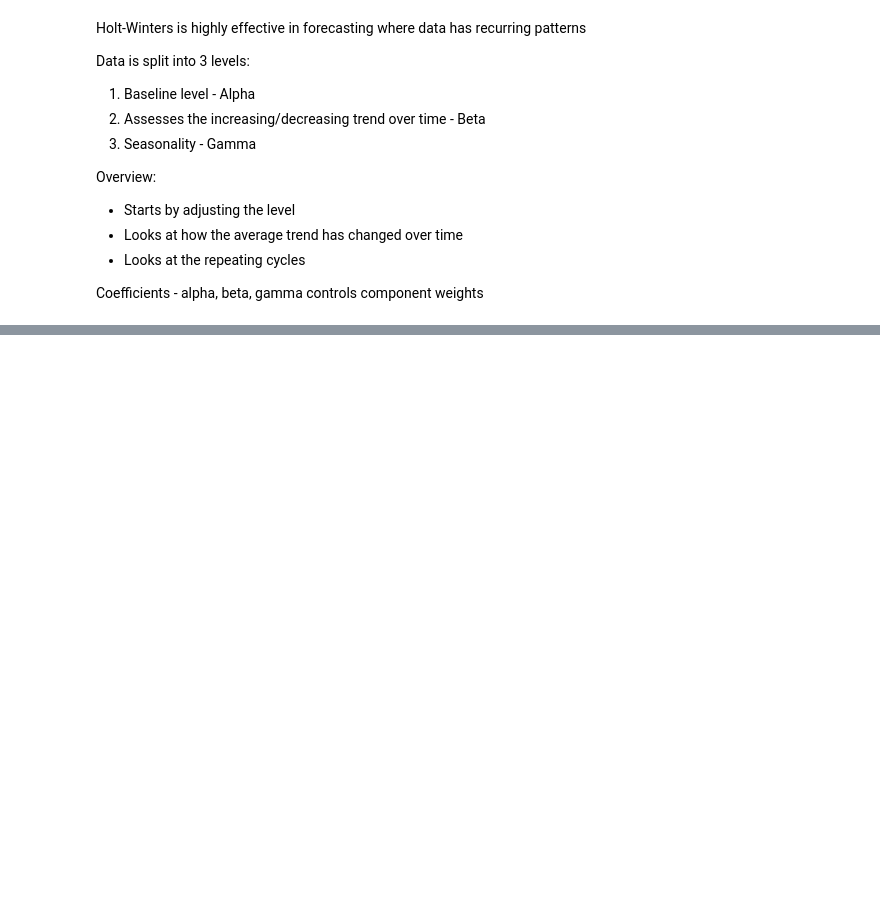
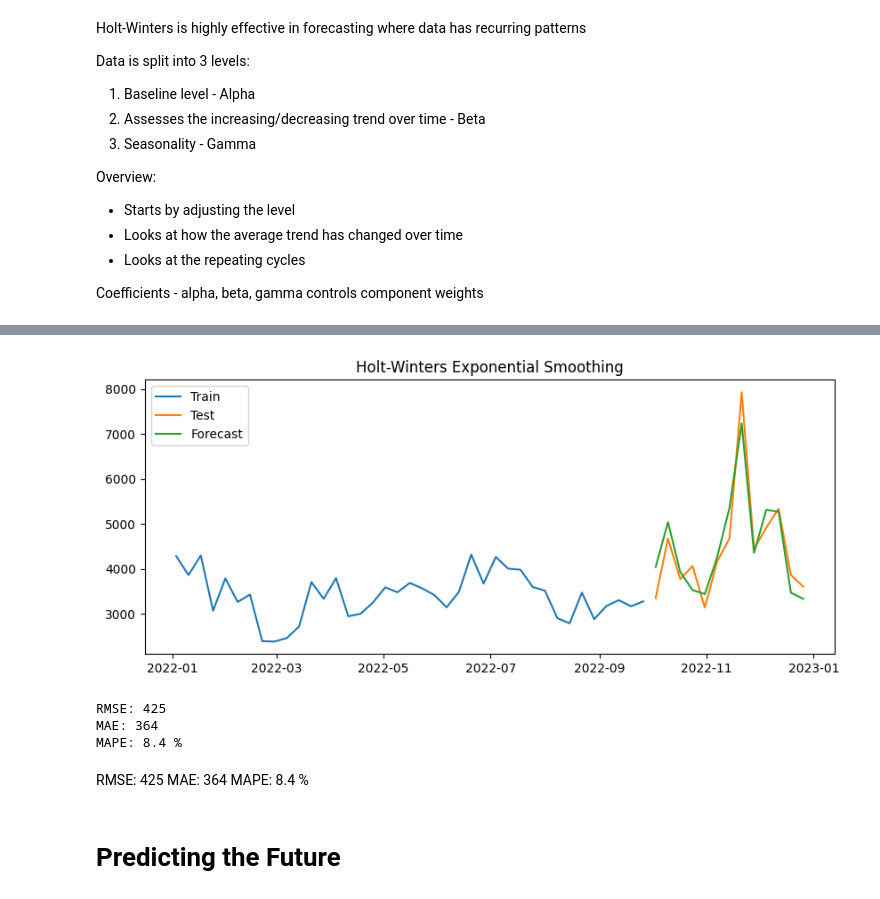
Before and after one commit to epifeni/ML_Time_Series, a Jupyter notebook: Holt_Winters_ExponentialSmoothing.ipynb, the cells around one changed output, grey strips where cells are left out. Saved outputs shown, nothing was run; the diff lists cells and outputs as text; code cells hidden in the pictures; blank space fills up the shorter version.

```diff
--- a/Holt_Winters_ExponentialSmoothing.ipynb
+++ b/Holt_Winters_ExponentialSmoothing.ipynb
@@ -371,0 +468,36 @@ Coefficients - alpha, beta, gamma controls component weights
+# %%
+# Function that assesses the model and visualise the train, test and foredast
+def model_assessment(train, test, predictions, chart_title = None):
+  # Set the size of the plot to 10 by 4
+  plt.figure(figsize = (10,4))
+
+  # Plot the train, test and forecast data
+  plt.plot(train, label = 'Train')
+  plt.plot(test, label = 'Test')
+  plt.plot(predictions, label = 'Forecast')
+  plt.title("Holt-Winters Exponential Smoothing")
+  plt.legend()
+  plt.show()
+
+  # Calculate and print the RESE, MEA and MAPE
+  rmse = root_mean_squared_error(test, predictions)
+  mae = mean_absolute_error(test, predictions)
+  mape = mean_absolute_percentage_error(test, predictions)
+
+  print(f"RMSE: {rmse:.0f}")
+  print(f"MAE: {mae:.0f}")
+  print(f"MAPE: {100 * mape:.1f} %")
+
+# Apply the function
+model_assessment(train.loc['2022'], test, holt_pred, 'Holt-Winters Exponential Smoothing')
+# %% [output]
+[figure, added]
+RMSE: 425
+MAE: 364
+MAPE: 8.4 %
+# %% [markdown]
+RMSE: 425
+MAE: 364
+MAPE: 8.4 %
+# %% [markdown]
+# Predicting the Future
```
Also changed, not shown: parts of 18 cells of this notebook.
